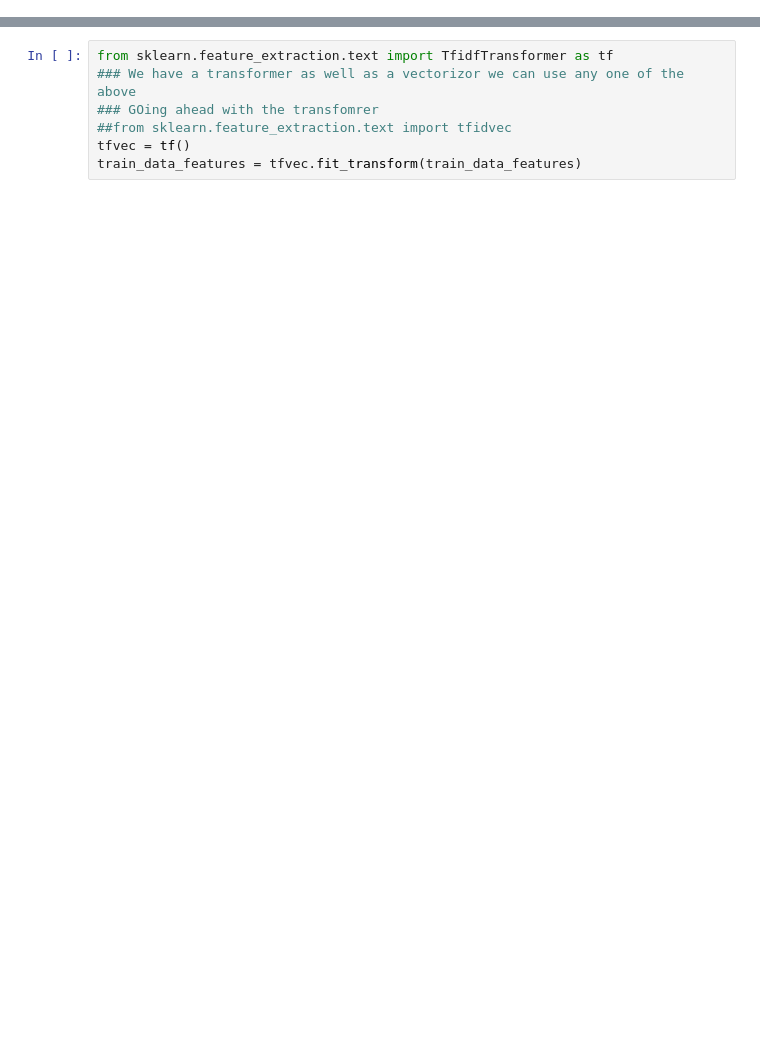
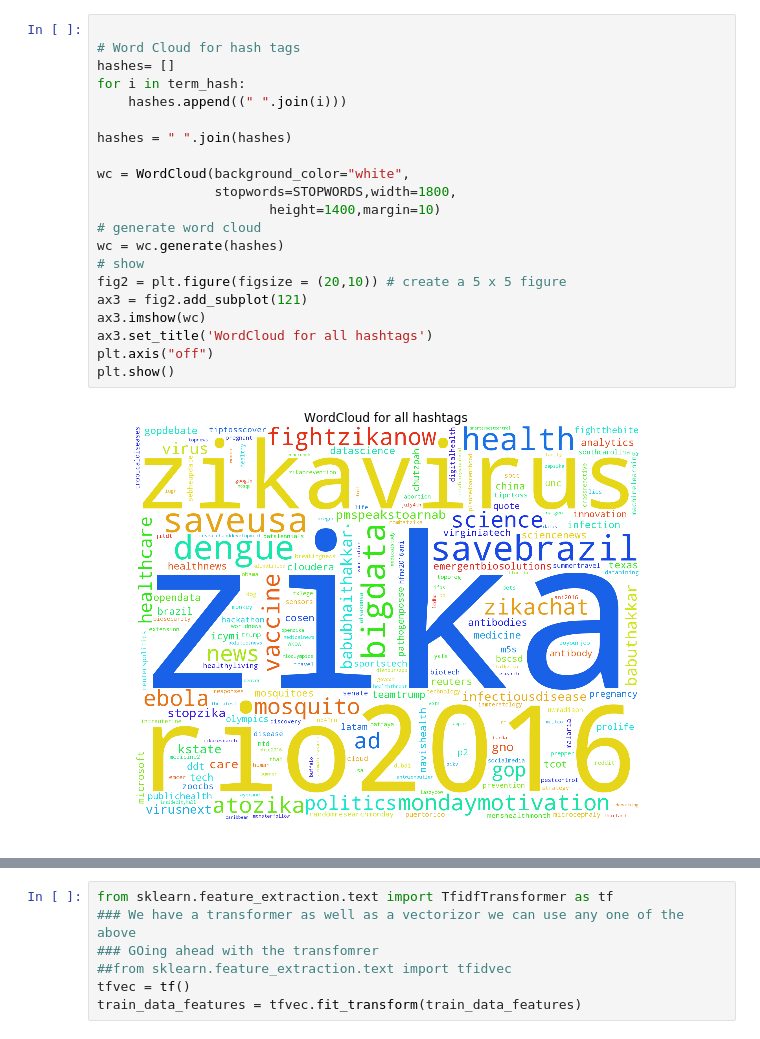
Before and after one commit to rc1208/twitter-zika-conference-paper, a Jupyter notebook: Zika Trends .ipynb, the cells around one changed output, grey strips where cells are left out. Cells and saved outputs as stored; diff of their text form; blank space fills up the shorter version.

```diff
--- a/Zika Trends .ipynb
+++ b/Zika Trends .ipynb
@@ -86,0 +163,23 @@ stop  = stopwords.words('english') + punc + ['rt']
+# %%
+
+# Word Cloud for hash tags
+hashes= []
+for i in term_hash:
+    hashes.append((" ".join(i)))
+
+hashes = " ".join(hashes)
+
+wc = WordCloud(background_color="white",
+               stopwords=STOPWORDS,width=1800,
+                      height=1400,margin=10)
+# generate word cloud
+wc = wc.generate(hashes)
+# show
+fig2 = plt.figure(figsize = (20,10)) # create a 5 x 5 figure
+ax3 = fig2.add_subplot(121)
+ax3.imshow(wc)
+ax3.set_title('WordCloud for all hashtags')
+plt.axis("off")
+plt.show()
+# %% [output]
+[figure, added]
```
Also changed, not shown: parts of 25 cells of this notebook, 4 other files.
